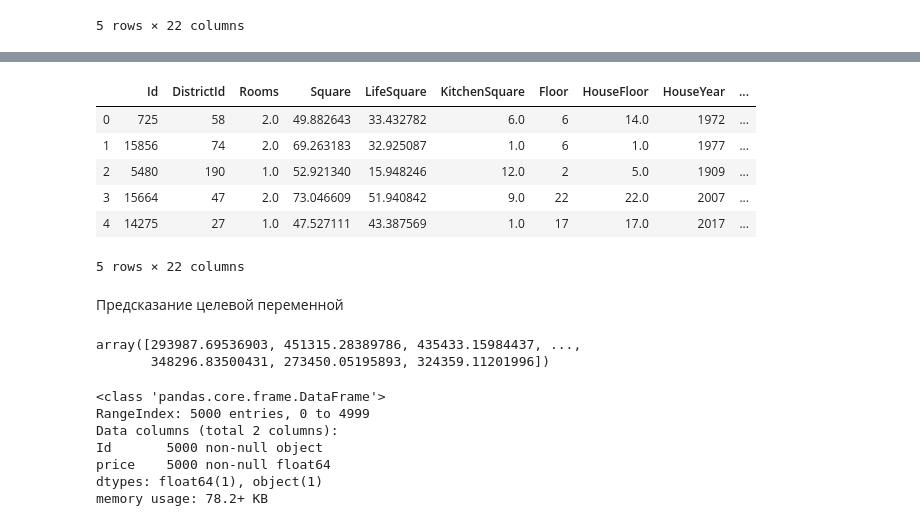
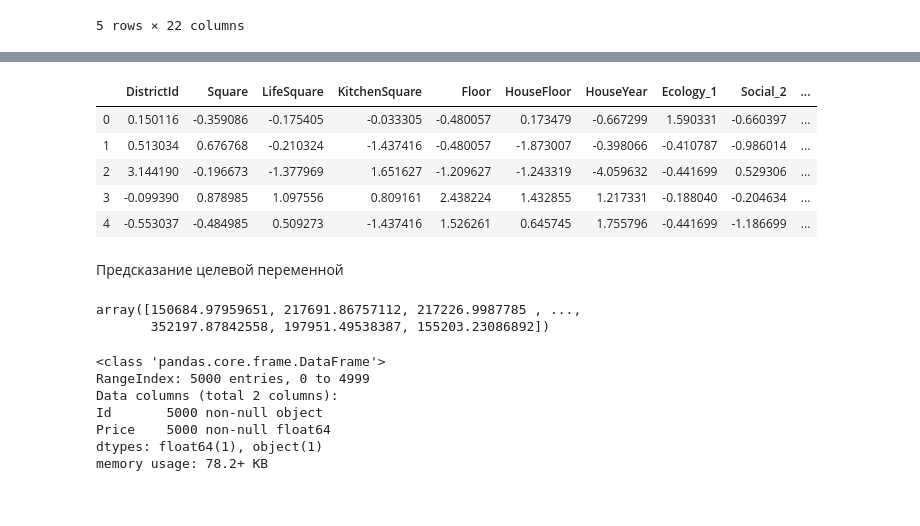
Before and after one commit to konkindenis/Phyton-big-data, a Jupyter notebook: lesson 5/DKonkin_solution.ipynb, the cells around one changed output, grey strips where cells are left out. Saved outputs shown, nothing was run; the diff lists cells and outputs as text; code cells hidden in the pictures.

```diff
--- a/lesson 5/DKonkin_solution.ipynb
+++ b/lesson 5/DKonkin_solution.ipynb
@@ -703,3 +703,6 @@ df_test.head()
 | 3 | 15664 | 47 | 2.0 | 73.046609 | 51.940842 | 9.0 | 22 | 22.0 | 2007 | ... |
 | 4 | 14275 | 27 | 1.0 | 47.527111 | 43.387569 | 1.0 | 17 | 17.0 | 2017 | ... |
 5 rows × 22 columns
+# %%
+features_names_for_stand_test = df_test[feature_names].select_dtypes(include= ['float64', 'int64','uint8']).columns.tolist()
+features_names_for_stand_test
@@ -705,0 +725,6 @@ df_test.head()
+# %%
+scaler = StandardScaler()
+stand_features_test = scaler.fit_transform(df_test[features_names_for_stand_test])
+# %%
+df_test[features_names_for_stand] = pd.DataFrame(stand_features_test, columns = features_names_for_stand_test)
+df_test.head()
@@ -706,31 +739,30 @@ df_test.head()
 # %%
 df_test_1 =df_test[feature_names]
-df_test.head()
+df_test_1.head()
 # %% [output]
-|  | Id | DistrictId | Rooms | Square | LifeSquare | KitchenSquare | Floor | HouseFloor | HouseYear | ... |
-| 0 | 725 | 58 | 2.0 | 49.882643 | 33.432782 | 6.0 | 6 | 14.0 | 1972 | ... |
-| 1 | 15856 | 74 | 2.0 | 69.263183 | 32.925087 | 1.0 | 6 | 1.0 | 1977 | ... |
-| 2 | 5480 | 190 | 1.0 | 52.921340 | 15.948246 | 12.0 | 2 | 5.0 | 1909 | ... |
-| 3 | 15664 | 47 | 2.0 | 73.046609 | 51.940842 | 9.0 | 22 | 22.0 | 2007 | ... |
-| 4 | 14275 | 27 | 1.0 | 47.527111 | 43.387569 | 1.0 | 17 | 17.0 | 2017 | ... |
+|  | DistrictId | Square | LifeSquare | KitchenSquare | Floor | HouseFloor | HouseYear | Ecology_1 | Social_2 | ... |
+| 0 | 0.150116 | -0.359086 | -0.175405 | -0.033305 | -0.480057 | 0.173479 | -0.667299 | 1.590331 | -0.660397 | ... |
+| 1 | 0.513034 | 0.676768 | -0.210324 | -1.437416 | -0.480057 | -1.873007 | -0.398066 | -0.410787 | -0.986014 | ... |
+| 2 | 3.144190 | -0.196673 | -1.377969 | 1.651627 | -1.209627 | -1.243319 | -4.059632 | -0.441699 | 0.529306 | ... |
+| 3 | -0.099390 | 0.878985 | 1.097556 | 0.809161 | 2.438224 | 1.432855 | 1.217331 | -0.188040 | -0.204634 | ... |
+| 4 | -0.553037 | -0.484985 | 0.509273 | -1.437416 | 1.526261 | 0.645745 | 1.755796 | -0.441699 | -1.186699 | ... |
-5 rows × 22 columns
 # %% [markdown]
 Предсказание целевой переменной
 # %%
 y_test_pred = final_model.predict(df_test_1)
 y_test_pred
 # %% [output]
-array([293987.69536903, 451315.28389786, 435433.15984437, ...,
-       348296.83500431, 273450.05195893, 324359.11201996])
+array([150684.97959651, 217691.86757112, 217226.9987785 , ...,
+       352197.87842558, 197951.49538387, 155203.23086892])
 # %%
-df_pred = pd.DataFrame(zip(df_test['Id'],y_test_pred ), columns = [ 'Id', 'price'])
+df_pred = pd.DataFrame(zip(df_test['Id'],y_test_pred ), columns = [ 'Id', 'Price'])
 df_pred.info()
 # %% [output]
 <class 'pandas.core.frame.DataFrame'>
 RangeIndex: 5000 entries, 0 to 4999
 Data columns (total 2 columns):
 Id       5000 non-null object
-price    5000 non-null float64
+Price    5000 non-null float64
 dtypes: float64(1), object(1)
 memory usage: 78.2+ KB
 # %%
```
Also changed, not shown: parts of 2 cells of this notebook, 1 other file.
